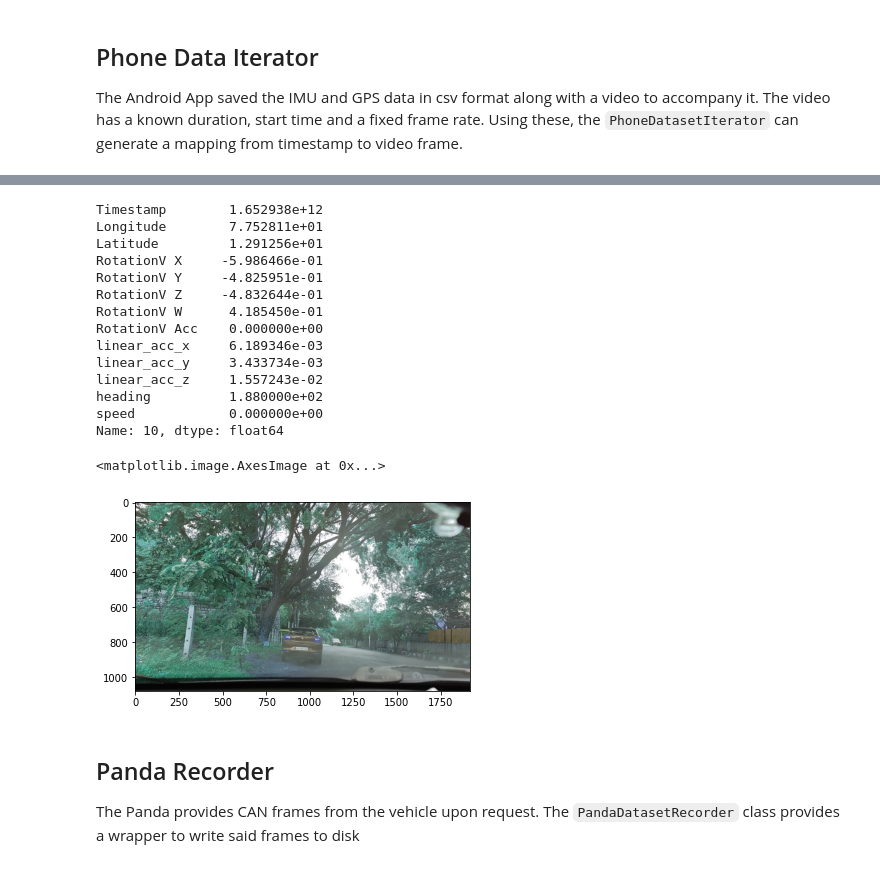
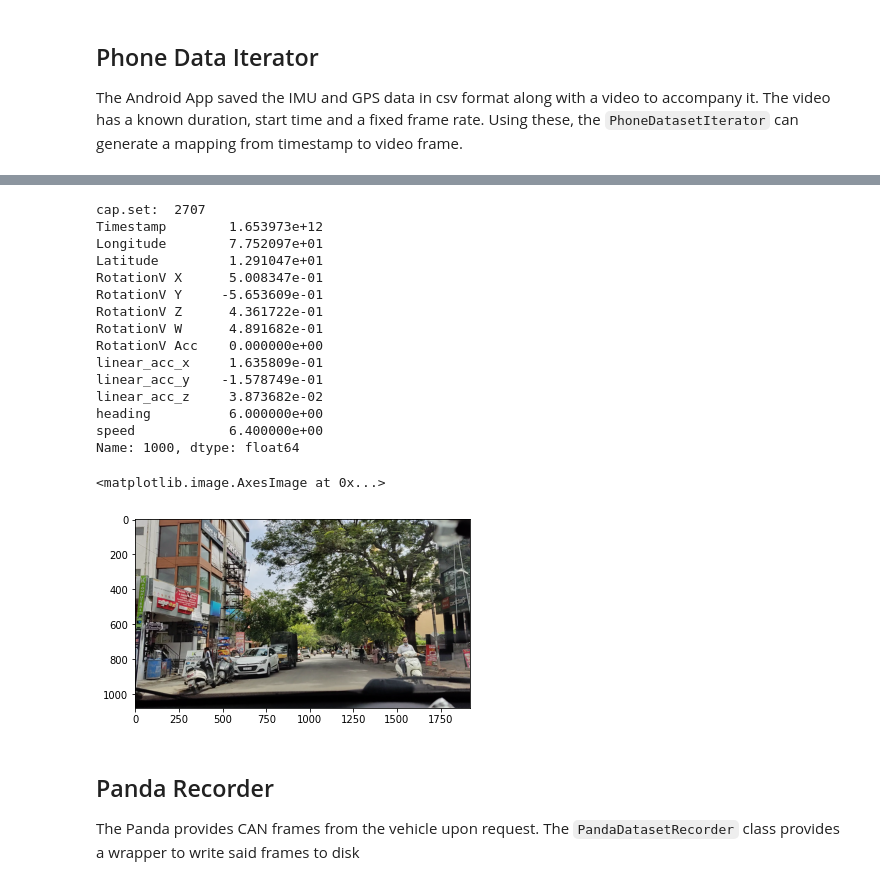
Before and after one commit to PW22-SBN-01/dataset_pipeline, a Jupyter notebook: README.ipynb, the cells around one changed output, grey strips where cells are left out. Cells and saved outputs as stored; diff of their text form; code cells hidden in the pictures.

```diff
--- a/README.ipynb
+++ b/README.ipynb
@@ -162,24 +142,26 @@ dir(phone_iter)
 # %%
-phone_data, phone_frame = phone_iter[10]
+phone_data, phone_frame = phone_iter[1000]
 print(phone_data)
+phone_frame = cv2.cvtColor(phone_frame, cv2.COLOR_BGR2RGB)
 plt.imshow(phone_frame)
 # %% [output]
-Timestamp        1.652938e+12
-Longitude        7.752811e+01
-Latitude         1.291256e+01
-RotationV X     -5.986466e-01
-RotationV Y     -4.825951e-01
-RotationV Z     -4.832644e-01
-RotationV W      4.185450e-01
+cap.set:  2707
+Timestamp        1.653973e+12
+Longitude        7.752097e+01
+Latitude         1.291047e+01
+RotationV X      5.008347e-01
+RotationV Y     -5.653609e-01
+RotationV Z      4.361722e-01
+RotationV W      4.891682e-01
 RotationV Acc    0.000000e+00
-linear_acc_x     6.189346e-03
-linear_acc_y     3.433734e-03
-linear_acc_z     1.557243e-02
-heading          1.880000e+02
-speed            0.000000e+00
-Name: 10, dtype: float64
+linear_acc_x     1.635809e-01
+linear_acc_y    -1.578749e-01
+linear_acc_z     3.873682e-02
+heading          6.000000e+00
+speed            6.400000e+00
+Name: 1000, dtype: float64
 <matplotlib.image.AxesImage at 0x...>
-[figure, old version]
+[figure, new version]
 # %% [markdown]
 ## Panda Recorder
 
```
Also changed, not shown: parts of 8 cells of this notebook, 4 other files.
